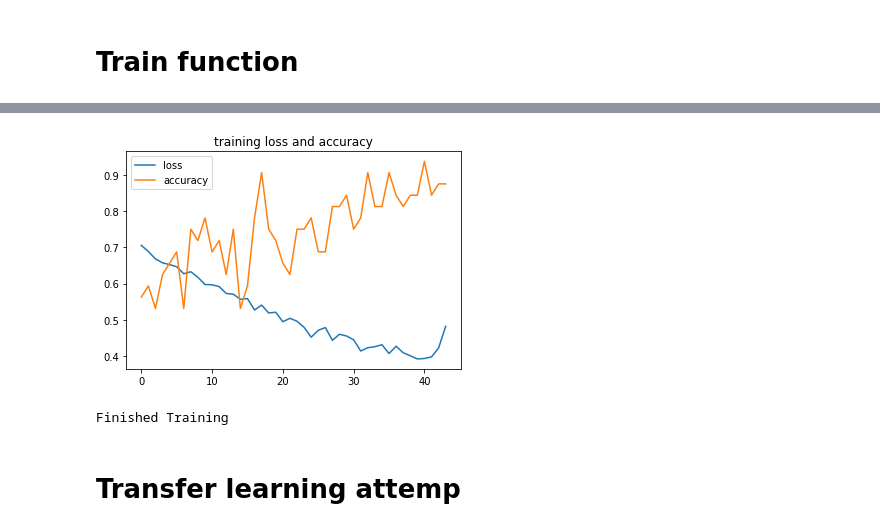
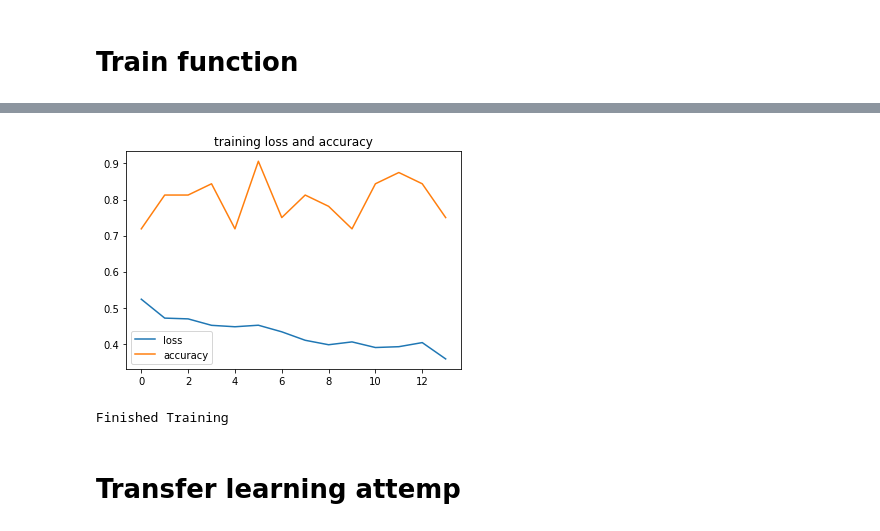
Before and after one commit to ivanshin/Cats_vs_dogs_vision, a Jupyter notebook: expirement_nb.ipynb, the cells around one changed output, grey strips where cells are left out. Cells and saved outputs as stored; diff of their text form; code cells hidden in the pictures.

```diff
--- a/expirement_nb.ipynb
+++ b/expirement_nb.ipynb
@@ -29,9 +30,12 @@ from sklearn.model_selection import train_test_split
 SEED = 127
 TRAIN_PATH = 'data/train'
 TRAIN_BATCHSIZE = 32
-EPOCHS_sfmmd = 10
-EPOCHS_densn121 = 4
-EPOCHS_resnet18 = 3
+TEST_BATCHSIZE = 128
+
+EPOCHS_sfmmd = 7
+EPOCHS_densn121 = 7
+EPOCHS_resnet18 = 7
+
 DEVICE = 'cuda:0' if torch.cuda.is_available() else 'cpu'
 # %% [markdown]
 # Important for reproducibility (manual_seed)
@@ -280,15 +292,15 @@ class ConvNet(nn.Module):
         self.max_pool3 = nn.MaxPool2d(2)
 
         # fc1
-        self.fc1 = nn.Linear(16820, 500)
+        self.fc1 = nn.Linear(16820, 2000)
         self.relu_fc1 = nn.ReLU()
 
         # fc1
-        self.fc2 = nn.Linear(500, 200)
+        self.fc2 = nn.Linear(2000, 500)
         self.relu_fc2 = nn.ReLU()
 
         # fc1
-        self.fc3 = nn.Linear(200, 2)
+        self.fc3 = nn.Linear(500, 2)
 
         #self.log_softmax = nn.Softmax(dim= 1)
         #self.sigm3 = nn.Sigmoid()
@@ -317,6 +329,3 @@ class ConvNet(nn.Module):
         #x = self.log_softmax(self.fc3(x))
 
         return x
-
-net = ConvNet()
-print(net)
@@ -374,8 +364,8 @@ def train_cycle(model, optimizer, criterion, p_iter, n_epochs):
 
             itr += 1
 
-    plt.plot(loss_list, label='loss')
-    plt.plot(acc_list, label='accuracy')
+    plt.plot(loss_list[1:], label='loss')
+    plt.plot(acc_list[1:], label='accuracy')
     plt.legend()
     plt.title('training loss and accuracy')
     plt.show()
@@ -386,5 +398,5 @@ criterion = nn.CrossEntropyLoss()
 # %%
 #Self-made model train
 
-train_cycle(net, optimizer, criterion, 150,  n_epochs= EPOCHS_sfmmd)
+train_cycle(net, optimizer, criterion, 300,  n_epochs= EPOCHS_sfmmd)
 # %% [output]
@@ -408,4 +418,4 @@ train_cycle(net, optimizer, criterion, 150,  n_epochs= EPOCHS_sfmmd)
-[figure, old version]
+[figure, new version]
 Finished Training
 # %% [markdown]
 # Transfer learning attemp
```
Also changed, not shown: parts of 16 cells of this notebook, 1 other file.
